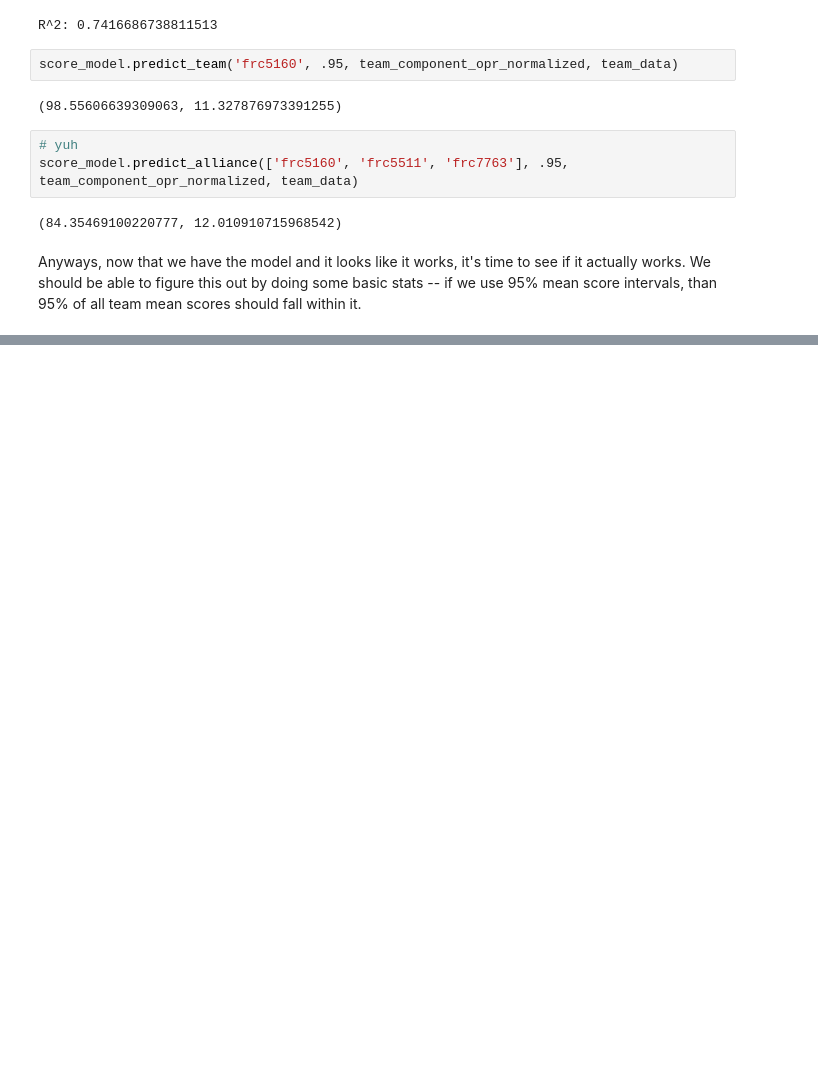
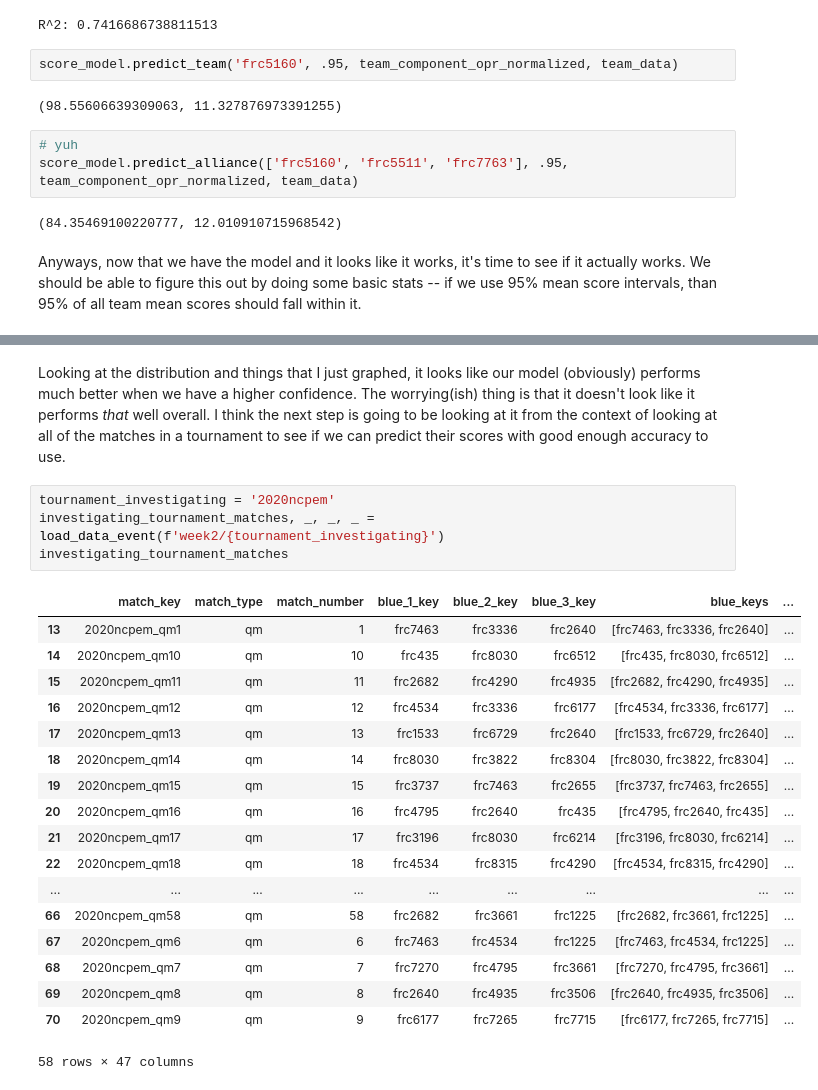
Before and after one commit to morzack/Sakurajima-Scouting, a Jupyter notebook: week-2.ipynb, the cells around one changed output, grey strips where cells are left out. Drawn from its saved outputs; the diff is of its cells as text; blank space fills up the shorter version.

```diff
--- a/week-2.ipynb
+++ b/week-2.ipynb
@@ -267,0 +308,25 @@ Anyways, now that we have the model and it looks like it works, it's time to see
+# %% [markdown]
+Looking at the distribution and things that I just graphed, it looks like our model (obviously) performs much better when we have a higher confidence. The worrying(ish) thing is that it doesn't look like it performs _that_ well overall. I think the next step is going to be looking at it from the context of looking at all of the matches in a tournament to see if we can predict their scores with good enough accuracy to use.
+# %%
+tournament_investigating = '2020ncpem'
+investigating_tournament_matches, _, _, _ = load_data_event(f'week2/{tournament_investigating}')
+investigating_tournament_matches
+# %% [output]
+|  | match_key | match_type | match_number | blue_1_key | blue_2_key | blue_3_key | blue_keys | ... |
+| 13 | 2020ncpem_qm1 | qm | 1 | frc7463 | frc3336 | frc2640 | [frc7463, frc3336, frc2640] | ... |
+| 14 | 2020ncpem_qm10 | qm | 10 | frc435 | frc8030 | frc6512 | [frc435, frc8030, frc6512] | ... |
+| 15 | 2020ncpem_qm11 | qm | 11 | frc2682 | frc4290 | frc4935 | [frc2682, frc4290, frc4935] | ... |
+| 16 | 2020ncpem_qm12 | qm | 12 | frc4534 | frc3336 | frc6177 | [frc4534, frc3336, frc6177] | ... |
+| 17 | 2020ncpem_qm13 | qm | 13 | frc1533 | frc6729 | frc2640 | [frc1533, frc6729, frc2640] | ... |
+| 18 | 2020ncpem_qm14 | qm | 14 | frc8030 | frc3822 | frc8304 | [frc8030, frc3822, frc8304] | ... |
+| 19 | 2020ncpem_qm15 | qm | 15 | frc3737 | frc7463 | frc2655 | [frc3737, frc7463, frc2655] | ... |
+| 20 | 2020ncpem_qm16 | qm | 16 | frc4795 | frc2640 | frc435 | [frc4795, frc2640, frc435] | ... |
+| 21 | 2020ncpem_qm17 | qm | 17 | frc3196 | frc8030 | frc6214 | [frc3196, frc8030, frc6214] | ... |
+| 22 | 2020ncpem_qm18 | qm | 18 | frc4534 | frc8315 | frc4290 | [frc4534, frc8315, frc4290] | ... |
+| ... | ... | ... | ... | ... | ... | ... | ... | ... |
+| 66 | 2020ncpem_qm58 | qm | 58 | frc2682 | frc3661 | frc1225 | [frc2682, frc3661, frc1225] | ... |
+| 67 | 2020ncpem_qm6 | qm | 6 | frc7463 | frc4534 | frc1225 | [frc7463, frc4534, frc1225] | ... |
+| 68 | 2020ncpem_qm7 | qm | 7 | frc7270 | frc4795 | frc3661 | [frc7270, frc4795, frc3661] | ... |
+| 69 | 2020ncpem_qm8 | qm | 8 | frc2640 | frc4935 | frc3506 | [frc2640, frc4935, frc3506] | ... |
+| 70 | 2020ncpem_qm9 | qm | 9 | frc6177 | frc7265 | frc7715 | [frc6177, frc7265, frc7715] | ... |
+58 rows × 47 columns
```
Also changed, not shown: parts of 8 cells of this notebook.
